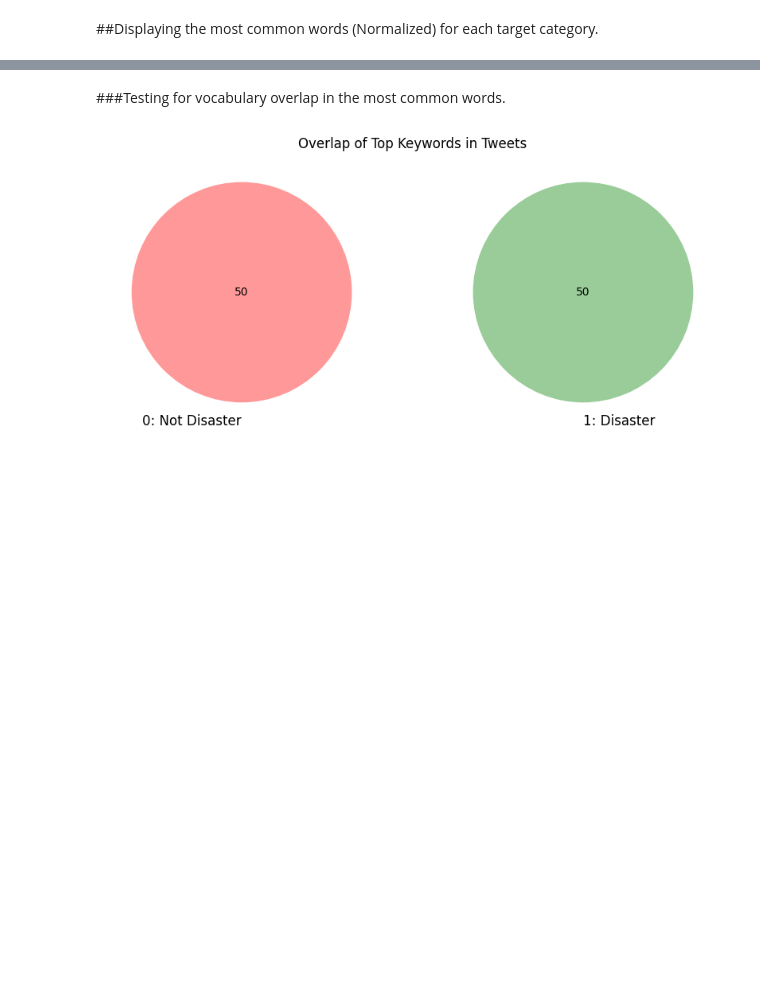
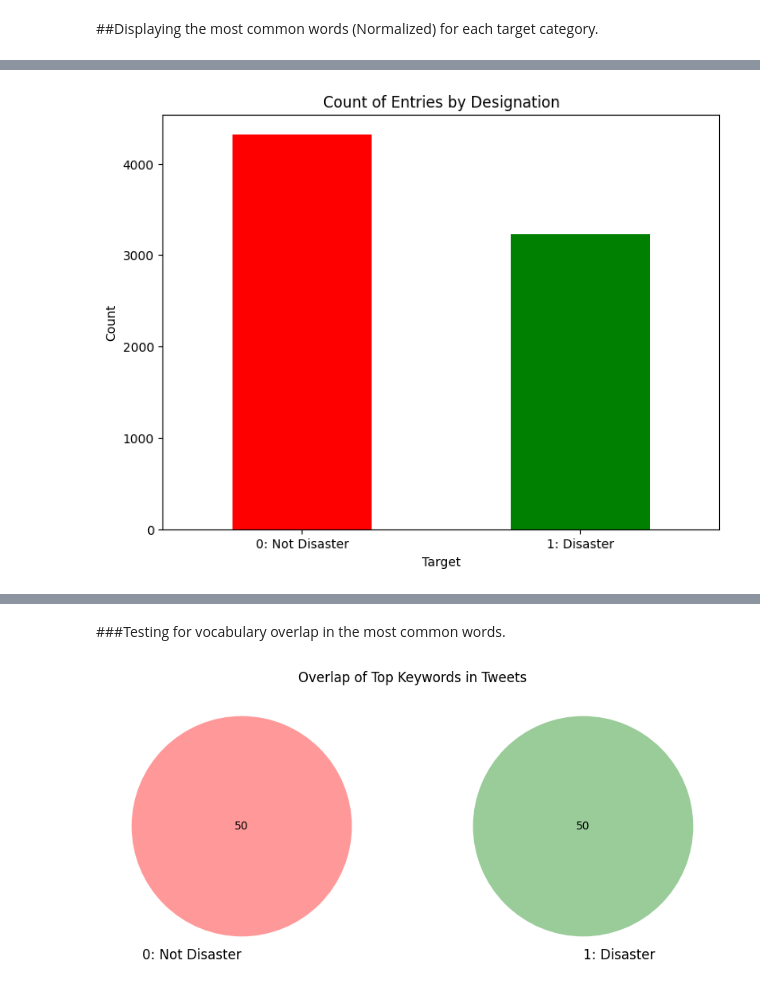
Before and after one commit to Luicazen/NLPTweets, a Jupyter notebook: Visualizations .ipynb, the cells around one changed output, grey strips where cells are left out. Saved outputs shown, nothing was run; the diff lists cells and outputs as text; code cells hidden in the pictures; blank space fills up the shorter version.

```diff
--- a/BERT.ipynb
+++ b/Visualizations .ipynb
@@ -173,0 +113,14 @@ Passing `palette` without assigning `hue` is deprecated and will be removed in v
+# %%
+#Graph the counts of target designations
+targetCounts = trainDF['target'].value_counts()
+
+plt.figure(figsize=(8,6))
+targetCounts.plot(kind='bar', color=['red', 'green'])
+plt.title('Count of Entries by Designation')
+plt.xlabel('Target')
+plt.ylabel('Count')
+plt.xticks([0, 1], ['0: Not Disaster', '1: Disaster'], rotation=0)
+
+plt.show()
+# %% [output]
+[figure, new version]
```
Also changed, not shown: parts of 18 cells of this notebook, 7 other files.
